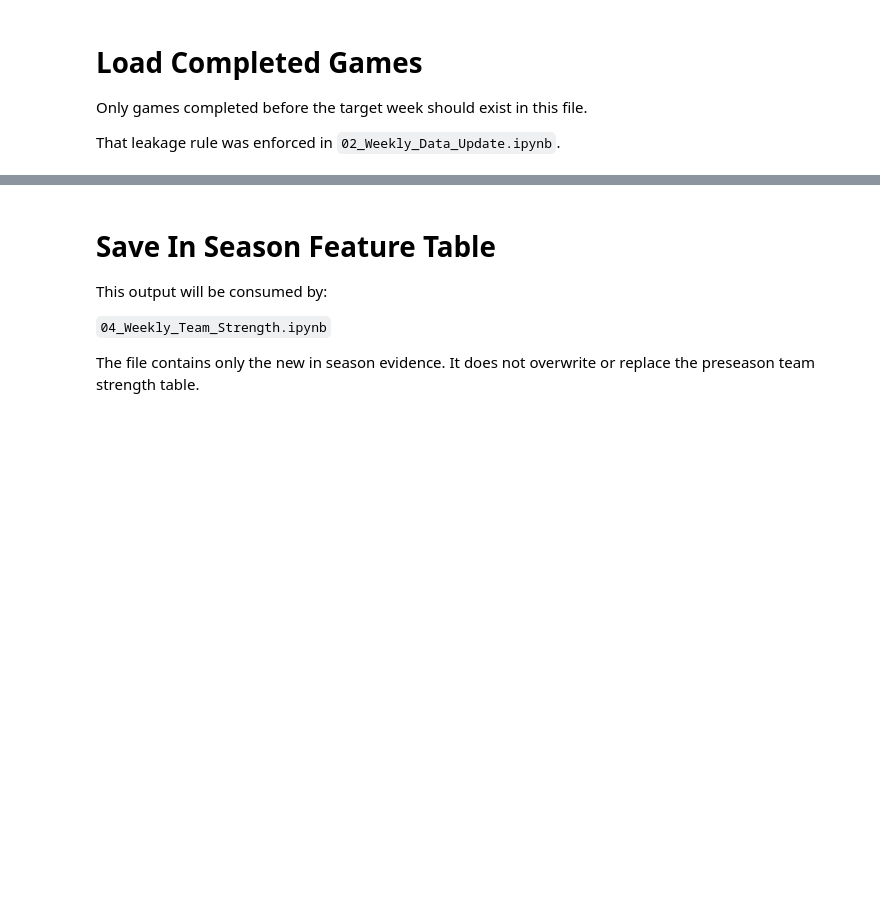
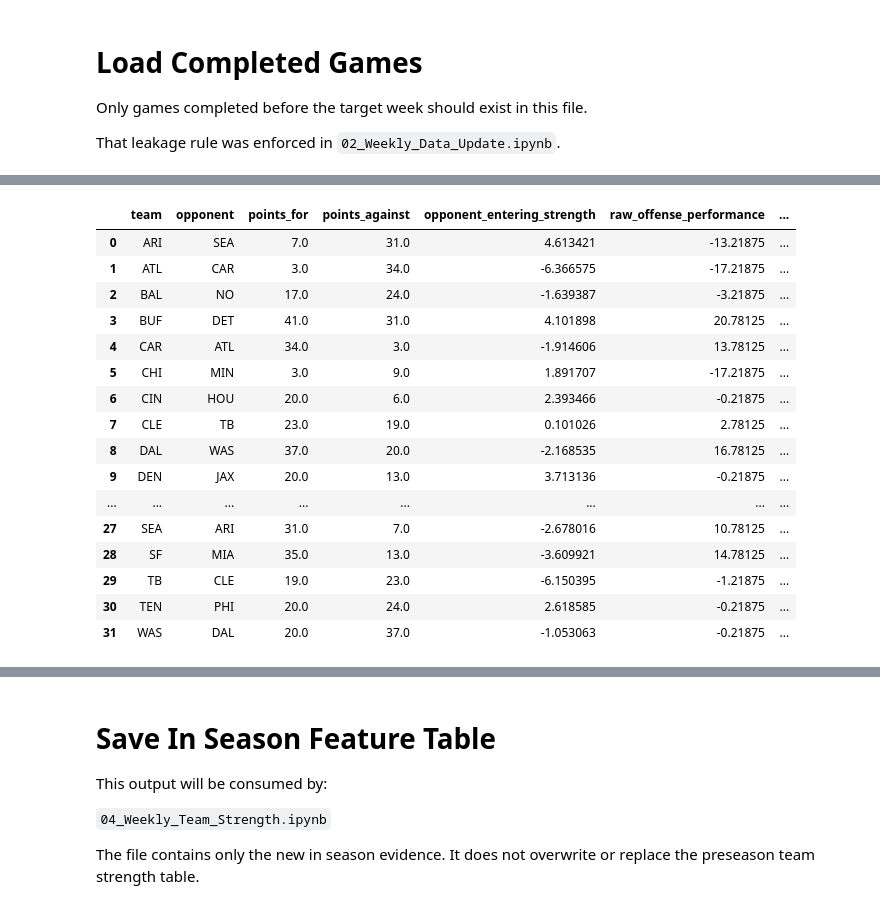
Before and after one commit to ethanfr10/NFL-Season-Projections, a Jupyter notebook: weekly_projections/notebooks/03_Inseason_Feature_Engineering.ipynb, the cells around one changed output, grey strips where cells are left out. Saved outputs shown, nothing was run; the diff lists cells and outputs as text; code cells hidden in the pictures; blank space fills up the shorter version.

```diff
--- a/weekly_projections/notebooks/03_Inseason_Feature_Engineering.ipynb
+++ b/weekly_projections/notebooks/03_Inseason_Feature_Engineering.ipynb
@@ -597,0 +497,81 @@ We want:
+# %%
+league_points_per_team_game = (
+    team_games["points_for"].mean()
+)
+
+OPPONENT_CONTEXT_RATE = 0.25
+OFFENSE_DEFENSE_UPDATE_RATE = 0.15
+
+team_games["raw_offense_performance"] = (
+    team_games["points_for"]
+    - league_points_per_team_game
+)
+
+team_games["raw_defense_performance"] = (
+    league_points_per_team_game
+    - team_games["points_against"]
+)
+
+team_games["adjusted_offense_performance"] = (
+    team_games["raw_offense_performance"]
+    + (
+        OPPONENT_CONTEXT_RATE
+        * team_games["opponent_entering_strength"]
+    )
+)
+
+team_games["adjusted_defense_performance"] = (
+    team_games["raw_defense_performance"]
+    + (
+        OPPONENT_CONTEXT_RATE
+        * team_games["opponent_entering_strength"]
+    )
+)
+
+team_games["weekly_offense_adjustment"] = (
+    team_games["adjusted_offense_performance"]
+    * OFFENSE_DEFENSE_UPDATE_RATE
+)
+
+team_games["weekly_defense_adjustment"] = (
+    team_games["adjusted_defense_performance"]
+    * OFFENSE_DEFENSE_UPDATE_RATE
+)
+
+display(
+    team_games[
+        [
+            "team",
+            "opponent",
+            "points_for",
+            "points_against",
+            "opponent_entering_strength",
+            "raw_offense_performance",
+            "adjusted_offense_performance",
+            "weekly_offense_adjustment",
+            "raw_defense_performance",
+            "adjusted_defense_performance",
+            "weekly_defense_adjustment"
+        ]
+    ].sort_values(
+        "team"
+    )
+)
+# %% [output]
+|  | team | opponent | points_for | points_against | opponent_entering_strength | raw_offense_performance | ... |
+| 0 | ARI | SEA | 7.0 | 31.0 | 4.613421 | -13.21875 | ... |
+| 1 | ATL | CAR | 3.0 | 34.0 | -6.366575 | -17.21875 | ... |
+| 2 | BAL | NO | 17.0 | 24.0 | -1.639387 | -3.21875 | ... |
+| 3 | BUF | DET | 41.0 | 31.0 | 4.101898 | 20.78125 | ... |
+| 4 | CAR | ATL | 34.0 | 3.0 | -1.914606 | 13.78125 | ... |
+| 5 | CHI | MIN | 3.0 | 9.0 | 1.891707 | -17.21875 | ... |
+| 6 | CIN | HOU | 20.0 | 6.0 | 2.393466 | -0.21875 | ... |
+| 7 | CLE | TB | 23.0 | 19.0 | 0.101026 | 2.78125 | ... |
+| 8 | DAL | WAS | 37.0 | 20.0 | -2.168535 | 16.78125 | ... |
+| 9 | DEN | JAX | 20.0 | 13.0 | 3.713136 | -0.21875 | ... |
+| ... | ... | ... | ... | ... | ... | ... | ... |
+| 27 | SEA | ARI | 31.0 | 7.0 | -2.678016 | 10.78125 | ... |
+| 28 | SF | MIA | 35.0 | 13.0 | -3.609921 | 14.78125 | ... |
+| 29 | TB | CLE | 19.0 | 23.0 | -6.150395 | -1.21875 | ... |
+| 30 | TEN | PHI | 20.0 | 24.0 | 2.618585 | -0.21875 | ... |
+| 31 | WAS | DAL | 20.0 | 37.0 | -1.053063 | -0.21875 | ... |
```
Also changed, not shown: parts of 34 cells of this notebook, 9 other files.
